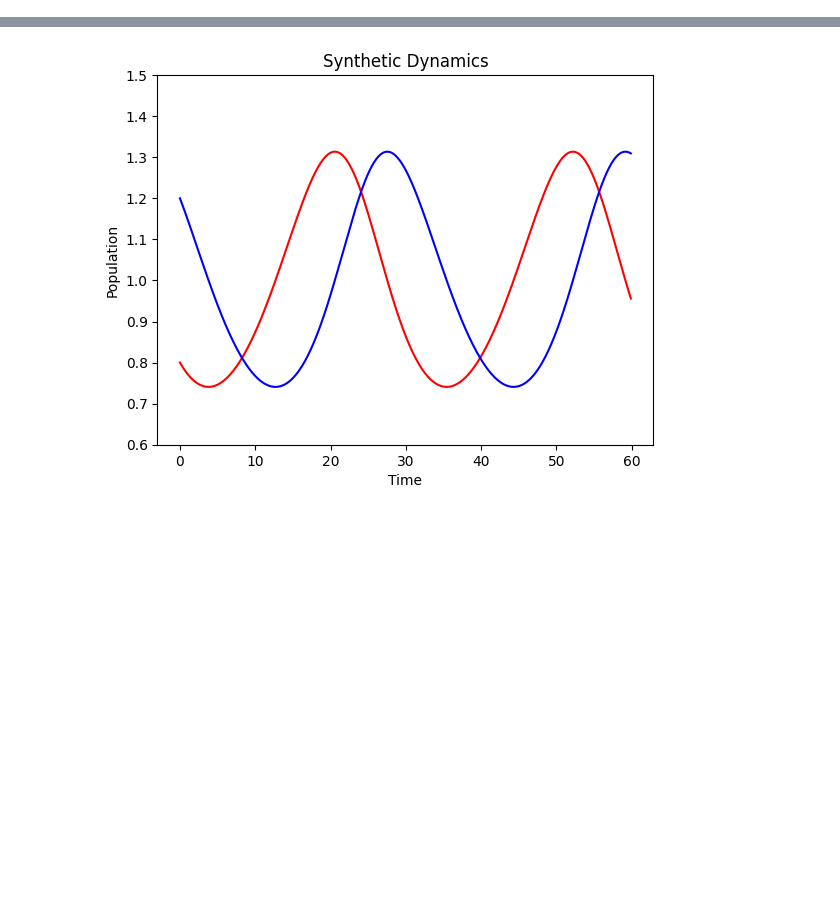
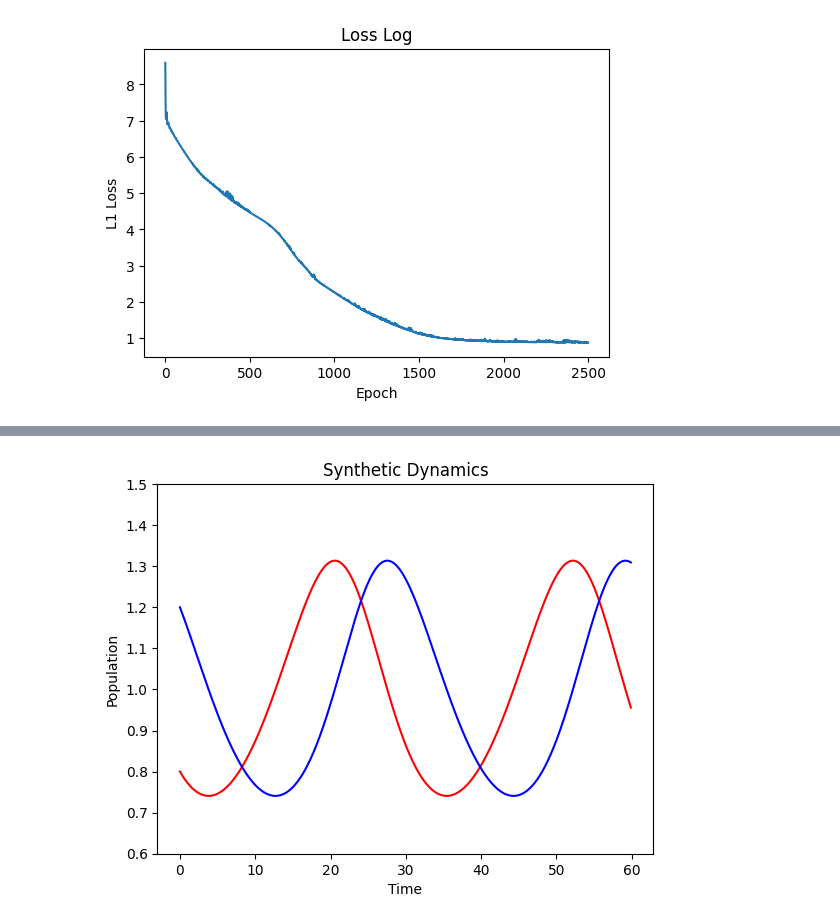
Before and after one commit to craigfouts/terrarium, a Jupyter notebook: notebooks/glvs.ipynb, the cells around one changed output, grey strips where cells are left out. Drawn from its saved outputs; the diff is of its cells as text; code cells hidden in the pictures; blank space fills up the shorter version.

```diff
--- a/notebooks/glvs.ipynb
+++ b/notebooks/glvs.ipynb
@@ -14,0 +32,6 @@ from terrarium.utils.sugar import attrmethod, buildmethod
+# %%
+data = torch.cat((idx[None], X)).T
+(model := GLV()).fit(data, x)
+show_plots(model.log_, figsize=(6, 4), title='Loss Log', xlabel='Epoch', ylabel='L1 Loss')
+# %% [output]
+[figure, added]
```
Also changed, not shown: parts of 3 cells of this notebook, 4 other files.
